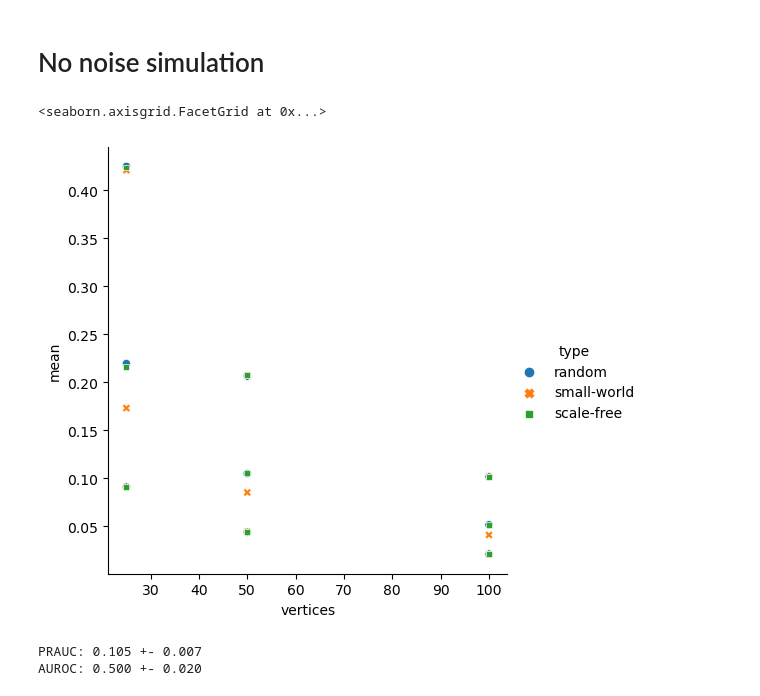
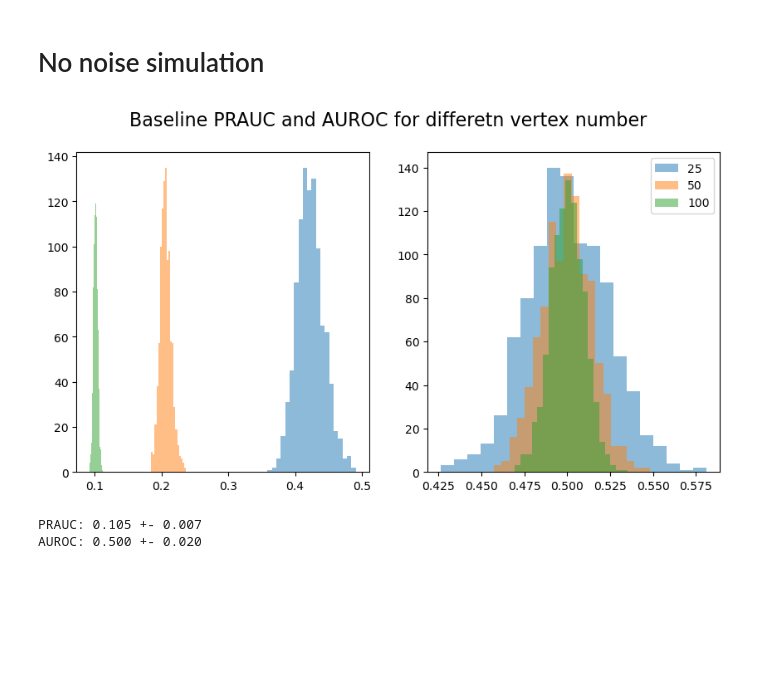
Before and after one commit to tianqitang1/microbial_network_explore, a Jupyter notebook: docs/evaluation_report.ipynb, the cells around one changed output. Saved outputs shown, nothing was run; the diff lists cells and outputs as text; code cells hidden in the pictures; blank space fills up the shorter version.

```diff
--- a/docs/evaluation_report.ipynb
+++ b/docs/evaluation_report.ipynb
@@ -44,26 +53,26 @@ adj, M = simulation.gen_graph(n_vertices, avg_degree, network_type=network_type,
 vs = [25, 50, 100]
 ds = [2, 5, 10]
 ns = ['random', 'small-world', 'scale-free']
-# %%
-# score_df = pd.DataFrame(columns=['vertices', 'degree', 'type', 'mean', 'std'])
-scores = []
-for v, d, n in tqdm(product(vs, ds, ns)):
-    adj, M = simulation.gen_graph(v, d, network_type=n, interaction_type='random')
-    baseline_scores = []
-    repeat = 100
-    for _ in range(repeat):
-        baseline = np.mean(np.dstack([np.random.uniform(0, 1, size=(v, v)) for _ in range(repeat)]), axis=2)
-        baseline_score = average_precision_score(adj[~np.eye(v, dtype=bool)], baseline[~np.eye(v, dtype=bool)])
-        baseline_scores.append(baseline_score)
-    mu = np.mean(baseline_scores)
-    sigma = np.std(baseline_scores)
-    scores.append([v, d, n, mu, sigma])
-score_df = pd.DataFrame(scores, columns=['vertices', 'degree', 'type', 'mean', 'std'])
-# %%
-sns.relplot(x='vertices', y='mean', data=score_df, hue='type', style='type')
-# %% [output]
-<seaborn.axisgrid.FacetGrid at 0x...>
-[figure, removed]
+# %%
+# Compare the response of PRAUC and AUROC to the number of vertices
+fig, ax = plt.subplots(1, 2, figsize=(10, 5))
+for v in vs:
+    baseline_pr = []
+    baseline_auc = []
+    repeat = 1000
+    adj, M = simulation.gen_graph(v, 10, network_type='random', interaction_type='random')
+    for _ in range(repeat):
+        baseline = np.random.uniform(0, 1, size=(v, v))
+        baseline_pr.append(average_precision_score(adj[~np.eye(v, dtype=bool)], baseline[~np.eye(v, dtype=bool)]))
+        baseline_auc.append(roc_auc_score(adj[~np.eye(v, dtype=bool)], baseline[~np.eye(v, dtype=bool)]))
+    n, bins, _ = ax[0].hist(baseline_pr, bins=20, alpha=0.5, label=f'{v}')
+    n, bins, _ = ax[1].hist(baseline_auc, bins=20, alpha=0.5, label=f'{v}')
+    # Set title for the entire figure
+    fig.suptitle('Baseline PRAUC and AUROC for different vertex number', fontsize=16)
+plt.legend()
+plt.savefig('docs/plots/baseline.png', dpi=300)
+# %% [output]
+[figure, added]
 # %%
 baseline_pr = []
 baseline_auc = []
```
Also changed, not shown: parts of 35 cells of this notebook, 14 other files.
